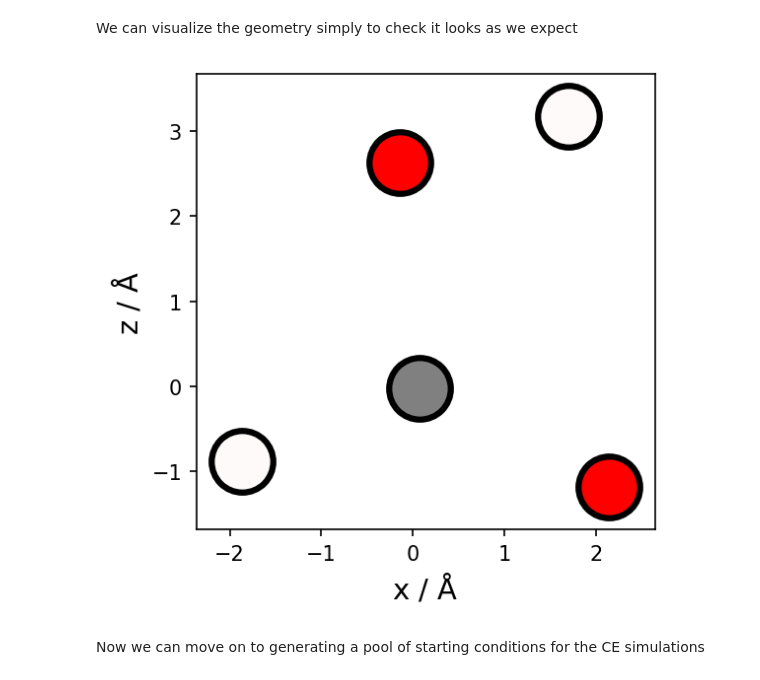
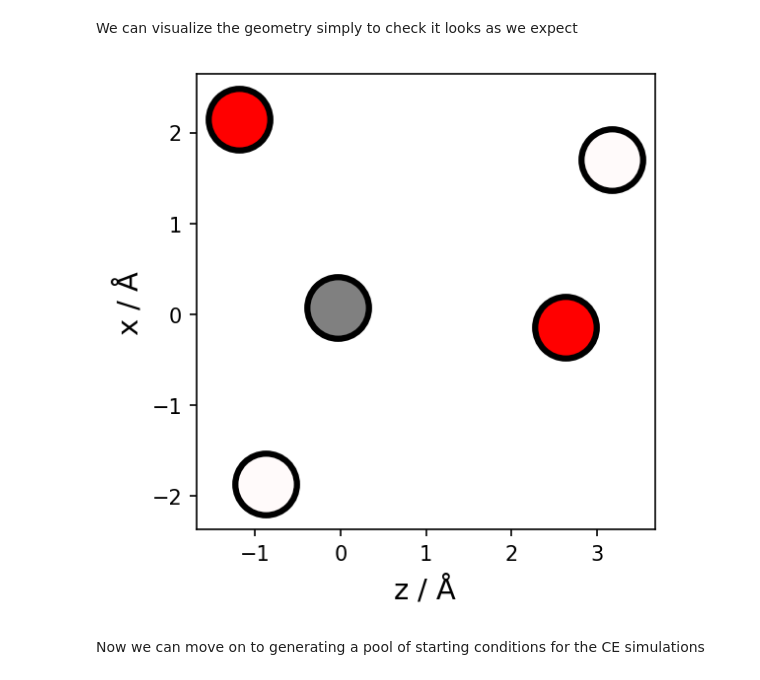
Before and after one commit to cemedenh/PYCE_sw, a Jupyter notebook: Examples/PyCESim Example 070524.ipynb, the cells around one changed output. Cells and saved outputs as stored; diff of their text form; code cells hidden in the pictures.

```diff
--- a/Examples/PyCESim Example 070524.ipynb
+++ b/Examples/PyCESim Example 070524.ipynb
@@ -30,8 +21,8 @@ vars(CH2O2_geom) # print information we loaded in
 # %% [markdown]
 We can visualize the geometry simply to check it looks as we expect
 # %%
-CH2O2_geom.visualize_2D(dim1=0,dim2=2)
+CH2O2_geom.visualize_2D(dim1=2,dim2=0)  #dim=0.1.2 = x, y or z
 # %% [output]
-[figure, old version]
+[figure, new version]
 # %% [markdown]
 Now we can move on to generating a pool of starting conditions for the CE simulations
```
Also changed, not shown: parts of 15 cells of this notebook, 4 other files.
